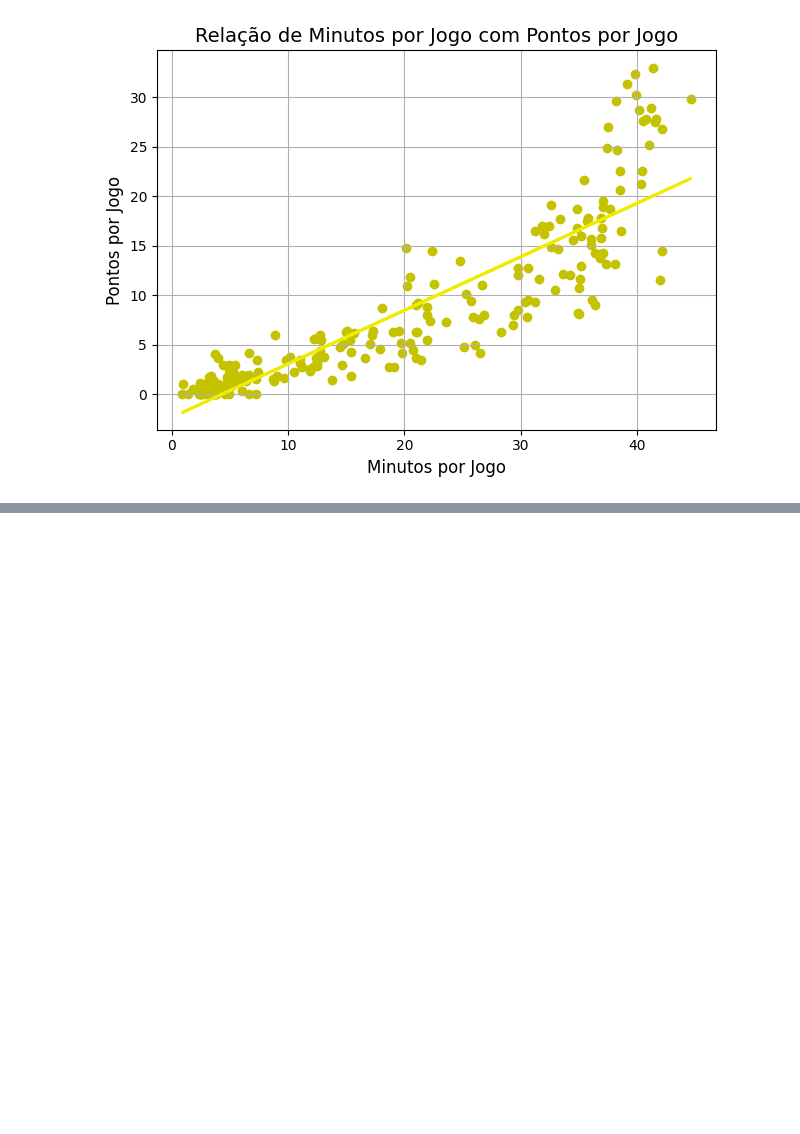
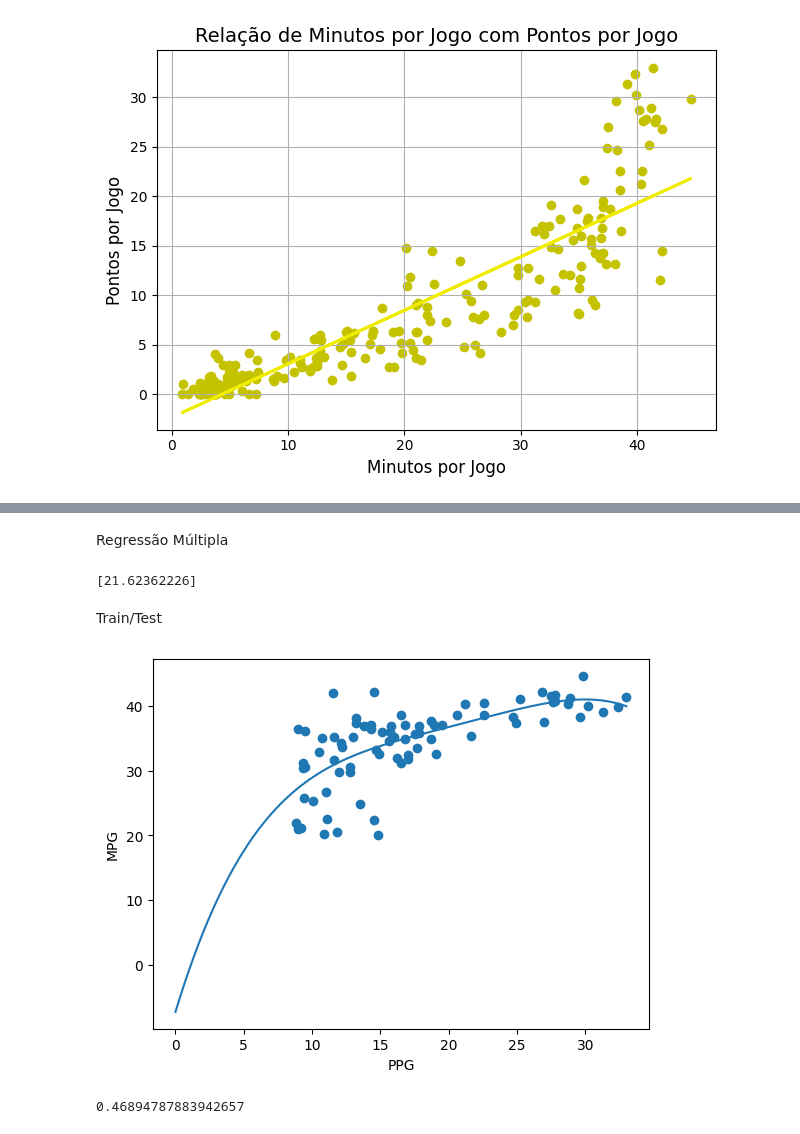
Before and after one commit to MatheusBacetic/nba-analysis, a Jupyter notebook: nba.ipynb, the cells around one changed output, grey strips where cells are left out. Drawn from its saved outputs; the diff is of its cells as text; code cells hidden in the pictures; blank space fills up the shorter version.

```diff
--- a/nba.ipynb
+++ b/nba.ipynb
@@ -104,0 +157,45 @@ Index(['RANK', 'NAME', 'TEAM', 'POS', 'AGE', 'GP', 'MPG', 'USG%', 'TO%', 'FTA',
+# %% [markdown]
+Regressão Múltipla
+# %%
+from sklearn import linear_model
+
+X = df[['MPG','2PA','3PA','RPG', 'APG', 'SPG', 'BPG']]
+y = df['PPG']
+
+
+regr = linear_model.LinearRegression()
+regr.fit(X,y)
+
+predictPPG = regr.predict([[38, 85, 60, 7.9, 6.7, 1.2, 0.6]])
+
+print(predictPPG)
+# %% [output]
+[21.62362226]
+# %% [markdown]
+Train/Test
+# %%
+
+x = df['PPG']
+y = df['MPG']
+
+train_x = x[:80]
+train_y = y[:80]
+
+test_x = x[80:]
+test_y = y[80:]
+
+mymodel = numpy.poly1d(numpy.polyfit(train_x, train_y, 4))
+
+myline = numpy.linspace(0, 33, 100)
+
+plt.scatter(train_x,train_y)
+plt.plot(myline,mymodel(myline))
+plt.xlabel('PPG')
+plt.ylabel('MPG')
+plt.show()
+
+r2 = r2_score(train_y, mymodel(train_x))
+print(r2)
+# %% [output]
+[figure, added]
+0.46894787883942657
```
Also changed, not shown: parts of 15 cells of this notebook.
